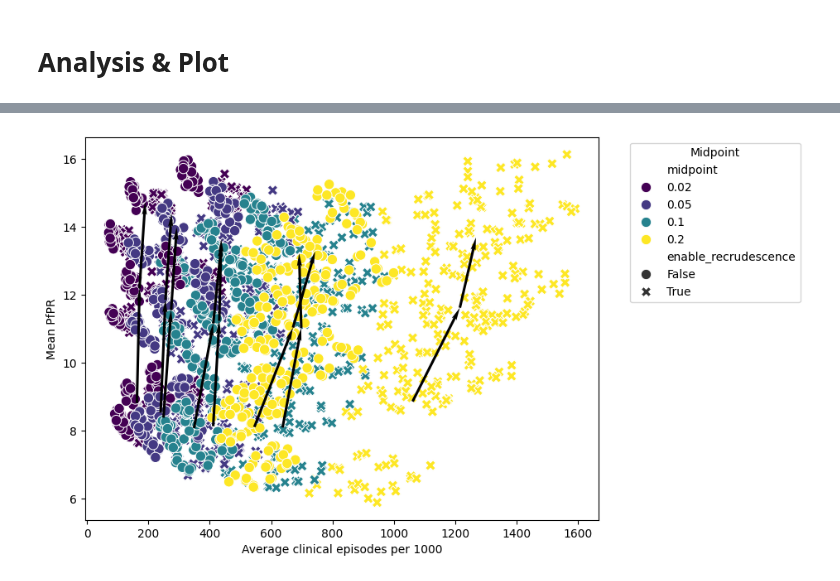
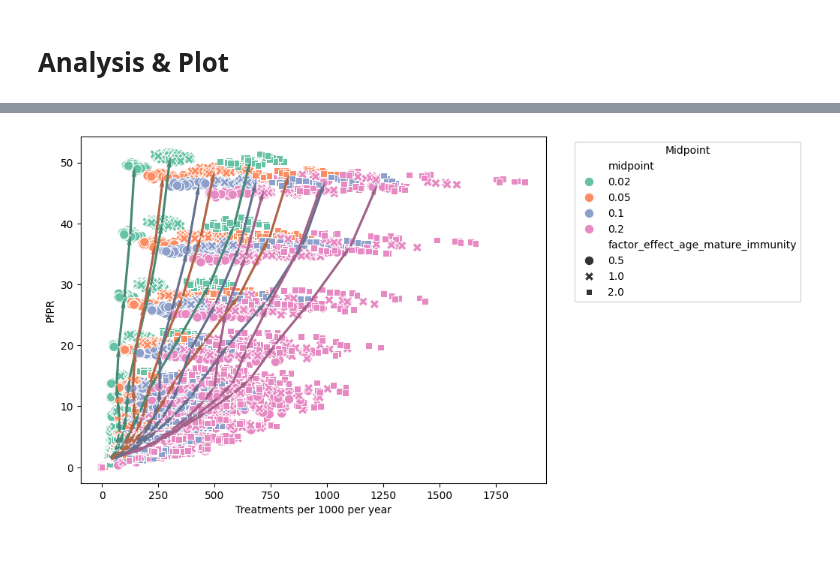
Before and after one commit to bonilab/malasim-v6-SURF, a Jupyter notebook: notebooks/clinical_episodes_analysis.ipynb, the cells around one changed output, grey strips where cells are left out. Saved outputs shown, nothing was run; the diff lists cells and outputs as text; code cells hidden in the pictures; blank space fills up the shorter version.

```diff
--- a/notebooks/clinical_episodes_analysis.ipynb
+++ b/notebooks/clinical_episodes_analysis.ipynb
@@ -397,8 +597,9 @@ from sklearn.preprocessing import StandardScaler
 from sklearn.linear_model import LinearRegression
 
 # Load data
-os.chdir("/Users/neo/Projects/temple/malasim/build/bin")
-path = "./clinical_episodes_results_Jan30.csv"
+BASE_DIR = "/Volumes/NeoData/Projects/temple/v6_analysis/clinical_episodes_sens"
+
+path = os.path.join(BASE_DIR, "clinical_episodes_results.csv")
 df = pd.read_csv(path)
 
 # Define inputs and outputs
@@ -618,50 +828,54 @@ import seaborn as sns
 plt.figure(figsize=(8,6))
 ax = sns.scatterplot(
     data=df,
-    x="avg_clinical_episodes_per_1000",
+    x="avg_treatments_per_1000",
     y="mean_pfpr",
     hue="midpoint",
-    style="enable_recrudescence",
-    palette="viridis",
+    style="factor_effect_age_mature_immunity",
+    palette="Set2",
     s=80
 )
 
 # capture the exact colors seaborn used for each point and map them to midpoint values
 sc = ax.collections[0]
 facecolors = sc.get_facecolors()
-
-df_grouped = df.groupby(['midpoint', 'beta', 'enable_recrudescence']).mean().reset_index()
 
 mids = sorted(df["midpoint"].unique())
 
 # build color_map using the scatter plot's facecolors so arrows match points
 color_map = {}
 for mid in mids:
     mask = df["midpoint"].values == mid
     if mask.any():
         first_idx = np.where(mask)[0][0]
         rgba = facecolors[first_idx]
-        color_map[mid] = tuple(rgba[:3])
+        # Darken the color by reducing RGB values
+        darkened_rgba = tuple(c * 0.7 if i < 3 else c for i, c in enumerate(rgba))
+        color_map[mid] = darkened_rgba[:3]
     else:
         color_map[mid] = (0.5, 0.5, 0.5)
 
-for mid, group in df_grouped.groupby(["midpoint", "enable_recrudescence"]):
-    x = group["avg_clinical_episodes_per_1000"].values
+## remove run_id and db_path columns for grouping
+df_grouped = df.drop(columns=["run_id", "db_path"])
+df_grouped = df_grouped.groupby(['midpoint', 'beta', 'factor_effect_age_mature_immunity']).mean().reset_index()
+for mid, group in df_grouped.groupby(["midpoint", "factor_effect_age_mature_immunity"]):
+    mid_val = mid[0]
+    x = group["avg_treatments_per_1000"].values
     y = group["mean_pfpr"].values
 
     ax.quiver(
         x[:-1], y[:-1],
         np.diff(x), np.diff(y),
         angles="xy", scale_units="xy", scale=1,
-        # color=color_map[mid],
+        color=color_map.get(mid_val, (0.5, 0.5, 0.5)),
         width=0.005,
         headwidth=2,
     )
 
 
-ax.set_xlabel("Average clinical episodes per 1000")
-ax.set_ylabel("Mean PfPR")
+ax.set_xlabel("Treatments per 1000 per year")
+ax.set_ylabel("PfPR")
 ax.legend(bbox_to_anchor=(1.05, 1), loc='upper left', title='Midpoint')
 plt.show()
 # %% [output]
-[figure, old version]
+[figure, new version]
```
Also changed, not shown: parts of 20 cells of this notebook, 1 other file.
